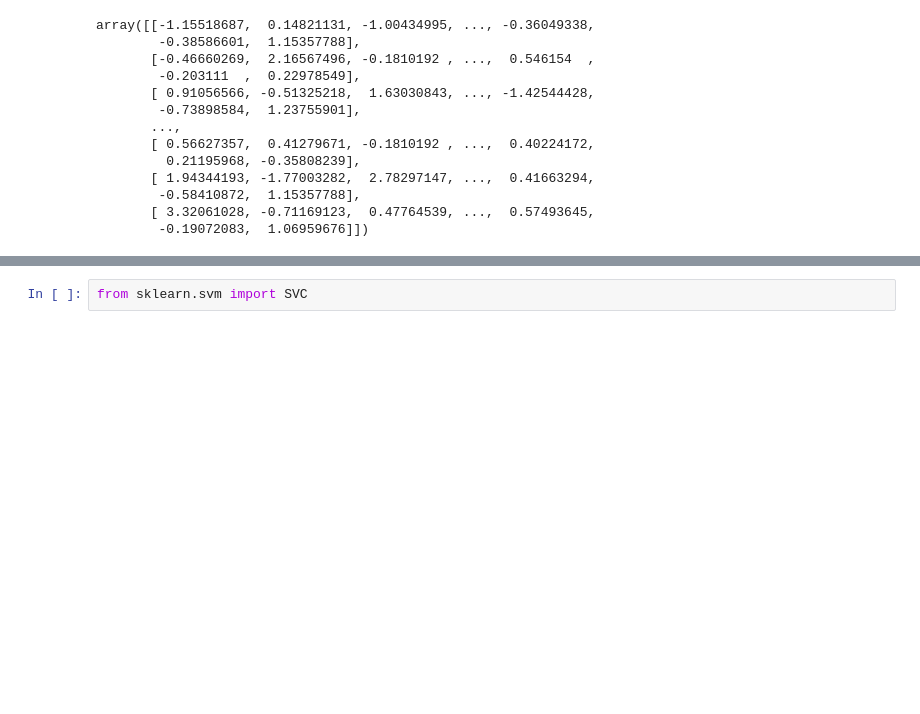
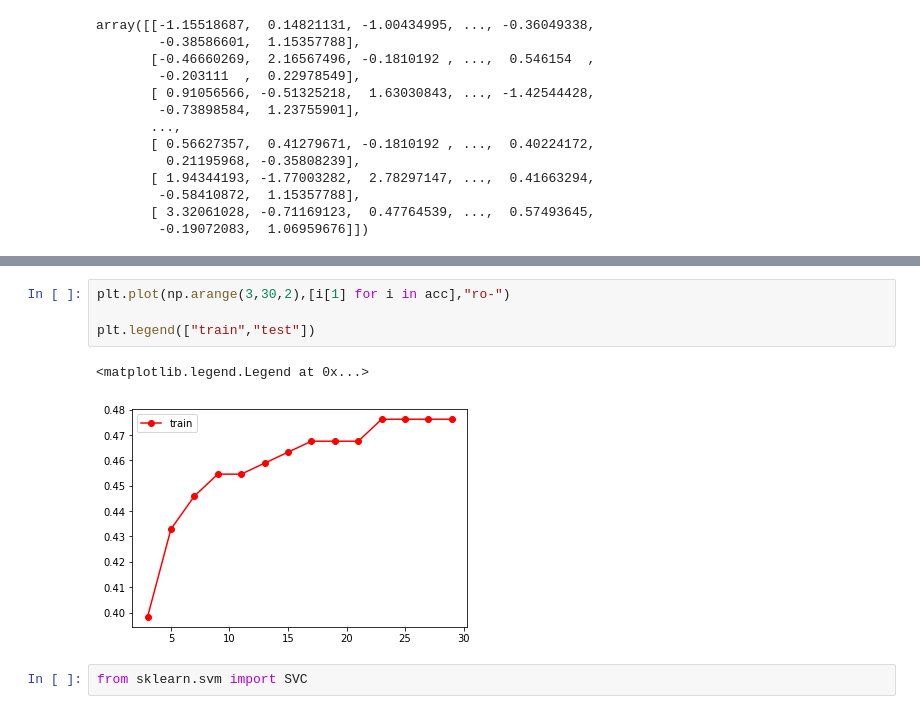
Before and after one commit to wwwsarojsingh10/diabetes_prediction, a Jupyter notebook: diabetes.ipynb, the cells around one changed output, grey strips where cells are left out. Cells and saved outputs as stored; diff of their text form; blank space fills up the shorter version.

```diff
--- a/diabetes.ipynb
+++ b/diabetes.ipynb
@@ -179,3 +305,10 @@ array([[-1.15518687,  0.14821131, -1.00434995, ..., -0.36049338,
+# %%
+plt.plot(np.arange(3,30,2),[i[1] for i in acc],"ro-")
+
+plt.legend(["train","test"])
+# %% [output]
+<matplotlib.legend.Legend at 0x...>
+[figure, added]
 # %%
 from sklearn.svm import SVC
 # %%
```
Also changed, not shown: parts of 22 cells of this notebook.
